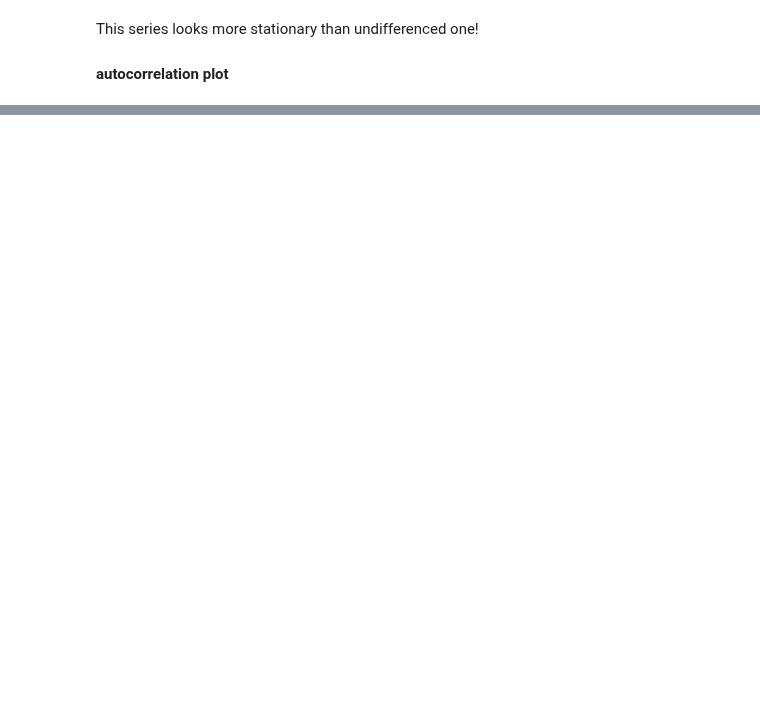
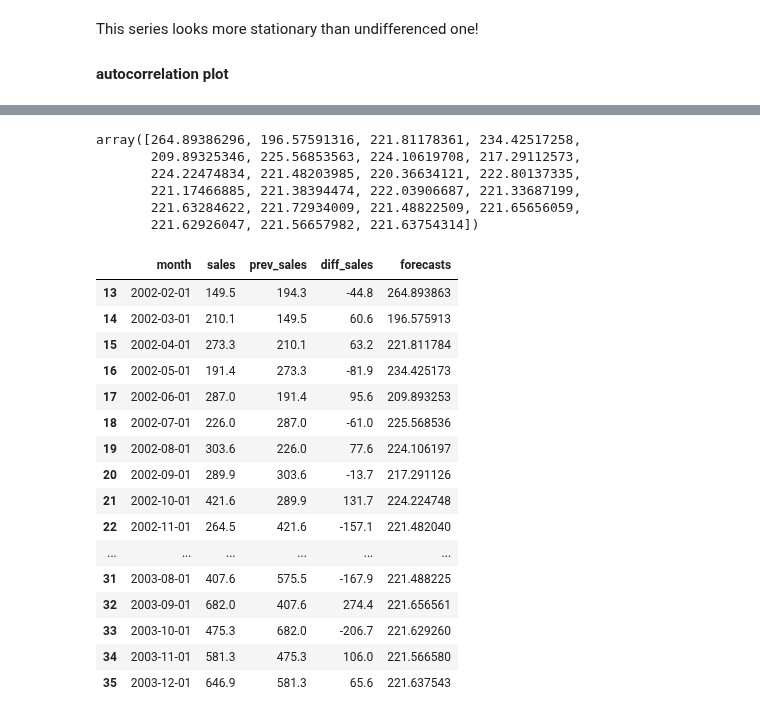
Before and after one commit to jaivrat/time-series, a Jupyter notebook: t-series-python/16-ARMA-ARIMA.ipynb, the cells around one changed output, grey strips where cells are left out. Saved outputs shown, nothing was run; the diff lists cells and outputs as text; code cells hidden in the pictures; blank space fills up the shorter version.

```diff
--- a/t-series-python/16-ARMA-ARIMA.ipynb
+++ b/t-series-python/16-ARMA-ARIMA.ipynb
@@ -105,0 +238,4 @@ plt.show()
+# %%
+model = ARIMA(train_df.sales.values, order=(2,1,0))
+model_fit = model.fit()
+model_fit.summary()
@@ -105,0 +306,32 @@ plt.show()
+# %%
+forecasts = model_fit.forecast(test_df.shape[0])
+forecasts
+# %% [output]
+array([264.89386296, 196.57591316, 221.81178361, 234.42517258,
+       209.89325346, 225.56853563, 224.10619708, 217.29112573,
+       224.22474834, 221.48203985, 220.36634121, 222.80137335,
+       221.17466885, 221.38394474, 222.03906687, 221.33687199,
+       221.63284622, 221.72934009, 221.48822509, 221.65656059,
+       221.62926047, 221.56657982, 221.63754314])
+# %%
+test_df.loc[:,"forecasts"] = forecasts
+# %%
+test_df
+# %% [output]
+|  | month | sales | prev_sales | diff_sales | forecasts |
+| 13 | 2002-02-01 | 149.5 | 194.3 | -44.8 | 264.893863 |
+| 14 | 2002-03-01 | 210.1 | 149.5 | 60.6 | 196.575913 |
+| 15 | 2002-04-01 | 273.3 | 210.1 | 63.2 | 221.811784 |
+| 16 | 2002-05-01 | 191.4 | 273.3 | -81.9 | 234.425173 |
+| 17 | 2002-06-01 | 287.0 | 191.4 | 95.6 | 209.893253 |
+| 18 | 2002-07-01 | 226.0 | 287.0 | -61.0 | 225.568536 |
+| 19 | 2002-08-01 | 303.6 | 226.0 | 77.6 | 224.106197 |
+| 20 | 2002-09-01 | 289.9 | 303.6 | -13.7 | 217.291126 |
+| 21 | 2002-10-01 | 421.6 | 289.9 | 131.7 | 224.224748 |
+| 22 | 2002-11-01 | 264.5 | 421.6 | -157.1 | 221.482040 |
+| ... | ... | ... | ... | ... | ... |
+| 31 | 2003-08-01 | 407.6 | 575.5 | -167.9 | 221.488225 |
+| 32 | 2003-09-01 | 682.0 | 407.6 | 274.4 | 221.656561 |
+| 33 | 2003-10-01 | 475.3 | 682.0 | -206.7 | 221.629260 |
+| 34 | 2003-11-01 | 581.3 | 475.3 | 106.0 | 221.566580 |
+| 35 | 2003-12-01 | 646.9 | 581.3 | 65.6 | 221.637543 |
```
Also changed, not shown: parts of 16 cells of this notebook.
